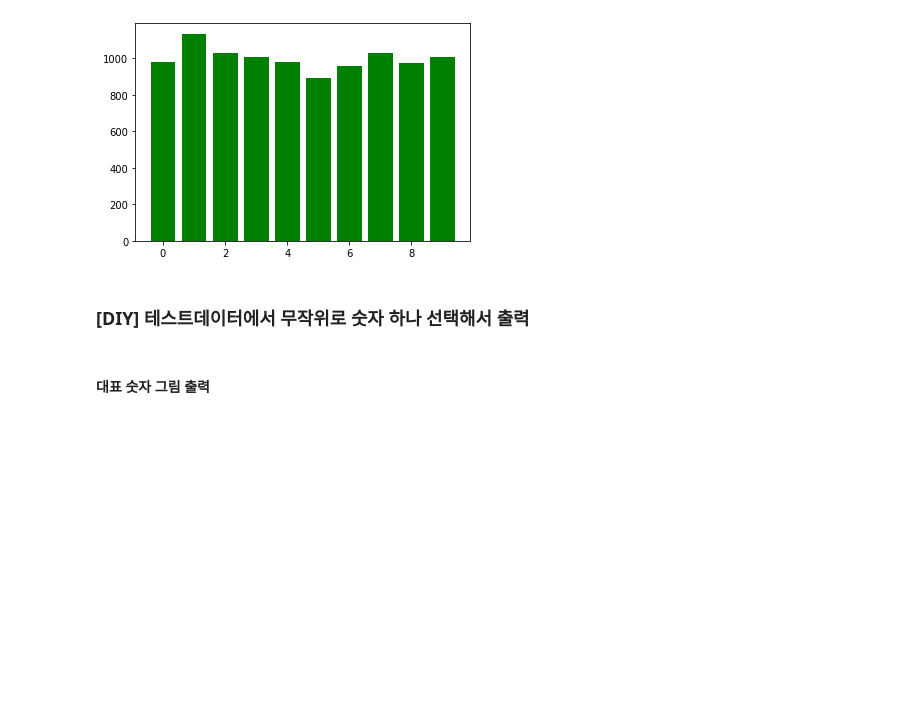
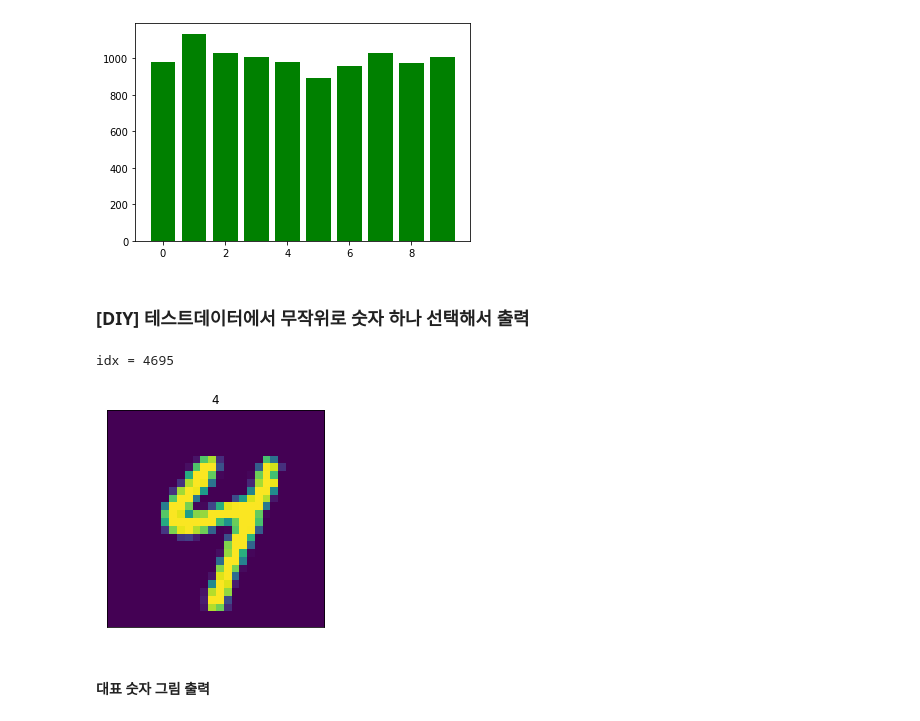
Before and after one commit to jiseon0516/pdm19, a Jupyter notebook: py-tensorflow/tf2_1_datasets_cv_I.ipynb, the cells around one changed output. Saved outputs shown, nothing was run; the diff lists cells and outputs as text; code cells hidden in the pictures; blank space fills up the shorter version.

```diff
--- a/py-tensorflow/tf2_1_datasets_cv_I.ipynb
+++ b/py-tensorflow/tf2_1_datasets_cv_I.ipynb
@@ -201,18 +201,21 @@ plt.bar(list(mnist_test_dic.keys()), mnist_test_dic.values(), color='g')
 # %%
 # Your code here!
 
-# # display one random image from our training set:
-# class_names = ["0","1","2","3","4","5","6","7","8","9"]
-# #label=class
+# display one random image from our training set:
+class_names = ["0","1","2","3","4","5","6","7","8","9"]
+#label=class
 
-# idx = np.random.randint(0, trainX.shape[0]) #0~60000미만의 정수
-# print("idx =", idx)
-# image = trainX[idx]
-# plt.imshow(image)  # , cmap=plt.get_cmap('gray')
-# plt.title(class_names[trainy[idx]])
-# plt.xticks([])
-# plt.yticks([])
-# plt.show()
+idx = np.random.randint(0, testX.shape[0]) #0~60000미만의 정수
+print("idx =", idx)
+image = testX[idx]
+plt.imshow(image)  # , cmap=plt.get_cmap('gray')
+plt.title(class_names[testy[idx]])
+plt.xticks([])
+plt.yticks([])
+plt.show()
+# %% [output]
+idx = 4695
+[figure, added]
 # %% [markdown]
 #### 대표 숫자 그림 출력
 # %%
```
Also changed, not shown: parts of 14 cells of this notebook.
